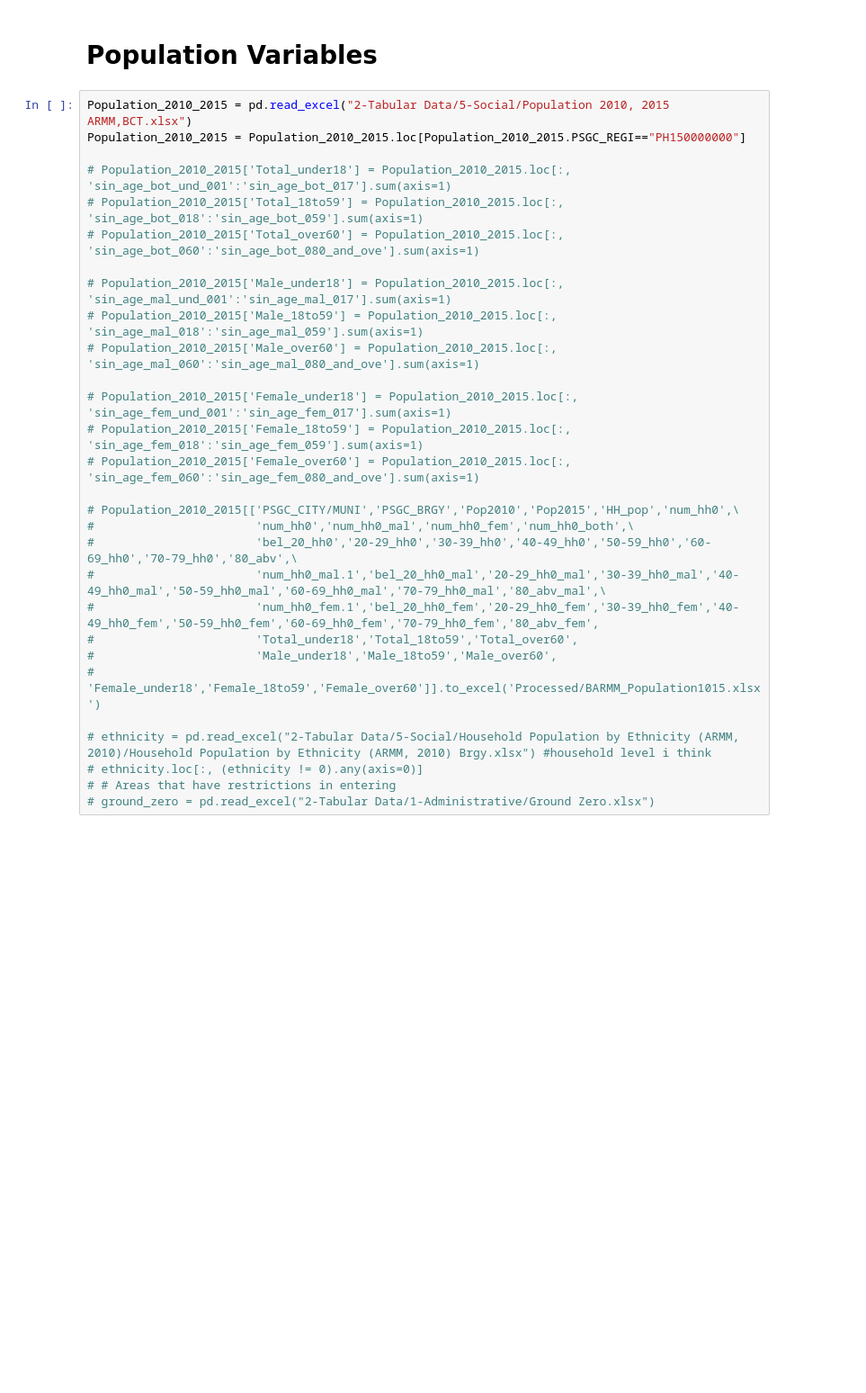
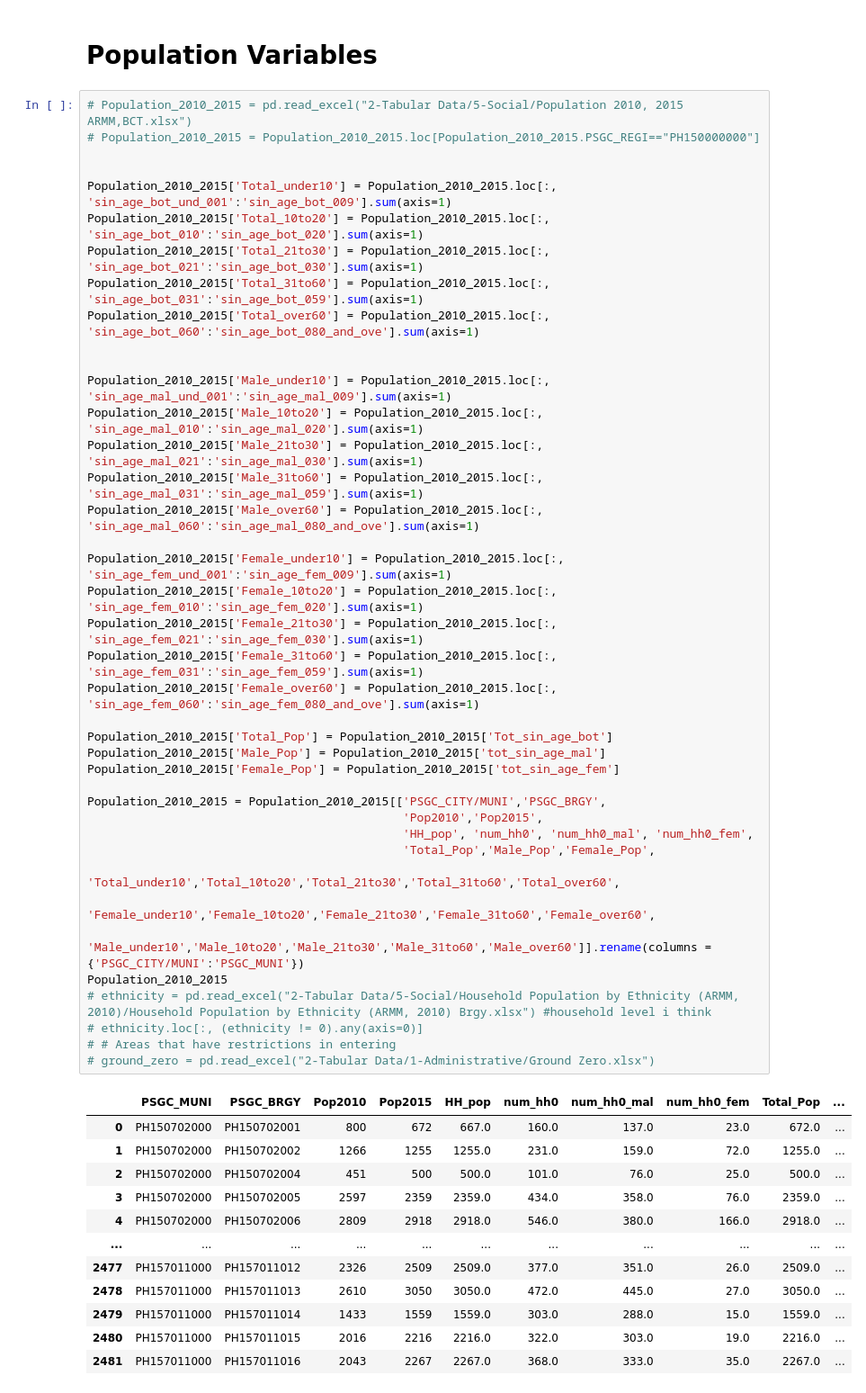
Before and after one commit to bluerose98/ang_huling_ML_bimbo, a Jupyter notebook: Scripts/0_DataBuild_Education_Anj.ipynb, the cells around one changed output. Shown at 90% size. Cells and saved outputs as stored; diff of their text form; blank space fills up the shorter version.

```diff
--- a/Scripts/0_DataBuild_Education_Anj.ipynb
+++ b/Scripts/0_DataBuild_Education_Anj.ipynb
@@ -257,31 +257,55 @@ base_schools.head()
 # %% [markdown]
 # Population Variables
 # %%
-Population_2010_2015 = pd.read_excel("2-Tabular Data/5-Social/Population 2010, 2015 ARMM,BCT.xlsx")
-Population_2010_2015 = Population_2010_2015.loc[Population_2010_2015.PSGC_REGI=="PH150000000"]
+# Population_2010_2015 = pd.read_excel("2-Tabular Data/5-Social/Population 2010, 2015 ARMM,BCT.xlsx")
+# Population_2010_2015 = Population_2010_2015.loc[Population_2010_2015.PSGC_REGI=="PH150000000"]
 
-# Population_2010_2015['Total_under18'] = Population_2010_2015.loc[:, 'sin_age_bot_und_001':'sin_age_bot_017'].sum(axis=1)
-# Population_2010_2015['Total_18to59'] = Population_2010_2015.loc[:, 'sin_age_bot_018':'sin_age_bot_059'].sum(axis=1)
-# Population_2010_2015['Total_over60'] = Population_2010_2015.loc[:, 'sin_age_bot_060':'sin_age_bot_080_and_ove'].sum(axis=1)
 
-# Population_2010_2015['Male_under18'] = Population_2010_2015.loc[:, 'sin_age_mal_und_001':'sin_age_mal_017'].sum(axis=1)
-# Population_2010_2015['Male_18to59'] = Population_2010_2015.loc[:, 'sin_age_mal_018':'sin_age_mal_059'].sum(axis=1)
-# Population_2010_2015['Male_over60'] = Population_2010_2015.loc[:, 'sin_age_mal_060':'sin_age_mal_080_and_ove'].sum(axis=1)
+Population_2010_2015['Total_under10'] = Population_2010_2015.loc[:, 'sin_age_bot_und_001':'sin_age_bot_009'].sum(axis=1)
+Population_2010_2015['Total_10to20'] = Population_2010_2015.loc[:, 'sin_age_bot_010':'sin_age_bot_020'].sum(axis=1)
+Population_2010_2015['Total_21to30'] = Population_2010_2015.loc[:, 'sin_age_bot_021':'sin_age_bot_030'].sum(axis=1)
+Population_2010_2015['Total_31to60'] = Population_2010_2015.loc[:, 'sin_age_bot_031':'sin_age_bot_059'].sum(axis=1)
+Population_2010_2015['Total_over60'] = Population_2010_2015.loc[:, 'sin_age_bot_060':'sin_age_bot_080_and_ove'].sum(axis=1)
 
-# Population_2010_2015['Female_under18'] = Population_2010_2015.loc[:, 'sin_age_fem_und_001':'sin_age_fem_017'].sum(axis=1)
-# Population_2010_2015['Female_18to59'] = Population_2010_2015.loc[:, 'sin_age_fem_018':'sin_age_fem_059'].sum(axis=1)
-# Population_2010_2015['Female_over60'] = Population_2010_2015.loc[:, 'sin_age_fem_060':'sin_age_fem_080_and_ove'].sum(axis=1)
 
-# Population_2010_2015[['PSGC_CITY/MUNI','PSGC_BRGY','Pop2010','Pop2015','HH_pop','num_hh0',\
-#                       'num_hh0','num_hh0_mal','num_hh0_fem','num_hh0_both',\
-#                       'bel_20_hh0','20-29_hh0','30-39_hh0','40-49_hh0','50-59_hh0','60-69_hh0','70-79_hh0','80_abv',\
-#                       'num_hh0_mal.1','bel_20_hh0_mal','20-29_hh0_mal','30-39_hh0_mal','40-49_hh0_mal','50-59_hh0_mal','60-69_hh0_mal','70-79_hh0_mal','80_abv_mal',\
-#                       'num_hh0_fem.1','bel_20_hh0_fem','20-29_hh0_fem','30-39_hh0_fem','40-49_hh0_fem','50-59_hh0_fem','60-69_hh0_fem','70-79_hh0_fem','80_abv_fem',
-#                       'Total_under18','Total_18to59','Total_over60',
-#                       'Male_under18','Male_18to59','Male_over60',
-#                       'Female_under18','Female_18to59','Female_over60']].to_excel('Processed/BARMM_Population1015.xlsx')
+Population_2010_2015['Male_under10'] = Population_2010_2015.loc[:, 'sin_age_mal_und_001':'sin_age_mal_009'].sum(axis=1)
+Population_2010_2015['Male_10to20'] = Population_2010_2015.loc[:, 'sin_age_mal_010':'sin_age_mal_020'].sum(axis=1)
+Population_2010_2015['Male_21to30'] = Population_2010_2015.loc[:, 'sin_age_mal_021':'sin_age_mal_030'].sum(axis=1)
+Population_2010_2015['Male_31to60'] = Population_2010_2015.loc[:, 'sin_age_mal_031':'sin_age_mal_059'].sum(axis=1)
+Population_2010_2015['Male_over60'] = Population_2010_2015.loc[:, 'sin_age_mal_060':'sin_age_mal_080_and_ove'].sum(axis=1)
 
+Population_2010_2015['Female_under10'] = Population_2010_2015.loc[:, 'sin_age_fem_und_001':'sin_age_fem_009'].sum(axis=1)
+Population_2010_2015['Female_10to20'] = Population_2010_2015.loc[:, 'sin_age_fem_010':'sin_age_fem_020'].sum(axis=1)
+Population_2010_2015['Female_21to30'] = Population_2010_2015.loc[:, 'sin_age_fem_021':'sin_age_fem_030'].sum(axis=1)
+Population_2010_2015['Female_31to60'] = Population_2010_2015.loc[:, 'sin_age_fem_031':'sin_age_fem_059'].sum(axis=1)
+Population_2010_2015['Female_over60'] = Population_2010_2015.loc[:, 'sin_age_fem_060':'sin_age_fem_080_and_ove'].sum(axis=1)
+
+Population_2010_2015['Total_Pop'] = Population_2010_2015['Tot_sin_age_bot']
+Population_2010_2015['Male_Pop'] = Population_2010_2015['tot_sin_age_mal']
+Population_2010_2015['Female_Pop'] = Population_2010_2015['tot_sin_age_fem']
+
+Population_2010_2015 = Population_2010_2015[['PSGC_CITY/MUNI','PSGC_BRGY',
+                                             'Pop2010','Pop2015',
+                                             'HH_pop', 'num_hh0', 'num_hh0_mal', 'num_hh0_fem',
+                                             'Total_Pop','Male_Pop','Female_Pop',
+                                             'Total_under10','Total_10to20','Total_21to30','Total_31to60','Total_over60',
+                                             'Female_under10','Female_10to20','Female_21to30','Female_31to60','Female_over60',
+                                             'Male_under10','Male_10to20','Male_21to30','Male_31to60','Male_over60']].rename(columns = {'PSGC_CITY/MUNI':'PSGC_MUNI'})
+Population_2010_2015
 # ethnicity = pd.read_excel("2-Tabular Data/5-Social/Household Population by Ethnicity (ARMM, 2010)/Household Population by Ethnicity (ARMM, 2010) Brgy.xlsx") #household level i think
 # ethnicity.loc[:, (ethnicity != 0).any(axis=0)]
 # # Areas that have restrictions in entering
 # ground_zero = pd.read_excel("2-Tabular Data/1-Administrative/Ground Zero.xlsx")
+# %% [output]
+|  | PSGC_MUNI | PSGC_BRGY | Pop2010 | Pop2015 | HH_pop | num_hh0 | num_hh0_mal | num_hh0_fem | Total_Pop | ... |
+| 0 | PH150702000 | PH150702001 | 800 | 672 | 667.0 | 160.0 | 137.0 | 23.0 | 672.0 | ... |
+| 1 | PH150702000 | PH150702002 | 1266 | 1255 | 1255.0 | 231.0 | 159.0 | 72.0 | 1255.0 | ... |
+| 2 | PH150702000 | PH150702004 | 451 | 500 | 500.0 | 101.0 | 76.0 | 25.0 | 500.0 | ... |
+| 3 | PH150702000 | PH150702005 | 2597 | 2359 | 2359.0 | 434.0 | 358.0 | 76.0 | 2359.0 | ... |
+| 4 | PH150702000 | PH150702006 | 2809 | 2918 | 2918.0 | 546.0 | 380.0 | 166.0 | 2918.0 | ... |
+| ... | ... | ... | ... | ... | ... | ... | ... | ... | ... | ... |
+| 2477 | PH157011000 | PH157011012 | 2326 | 2509 | 2509.0 | 377.0 | 351.0 | 26.0 | 2509.0 | ... |
+| 2478 | PH157011000 | PH157011013 | 2610 | 3050 | 3050.0 | 472.0 | 445.0 | 27.0 | 3050.0 | ... |
+| 2479 | PH157011000 | PH157011014 | 1433 | 1559 | 1559.0 | 303.0 | 288.0 | 15.0 | 1559.0 | ... |
+| 2480 | PH157011000 | PH157011015 | 2016 | 2216 | 2216.0 | 322.0 | 303.0 | 19.0 | 2216.0 | ... |
+| 2481 | PH157011000 | PH157011016 | 2043 | 2267 | 2267.0 | 368.0 | 333.0 | 35.0 | 2267.0 | ... |
```
Also changed, not shown: parts of 4 cells of this notebook.
